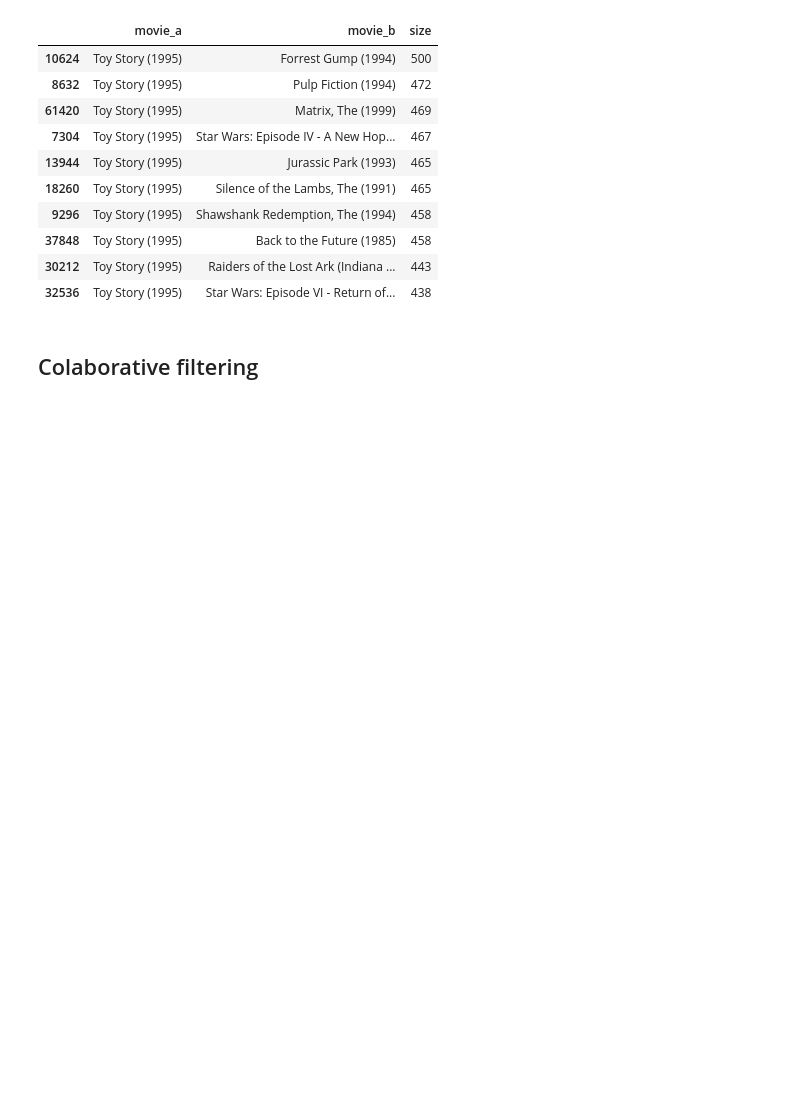
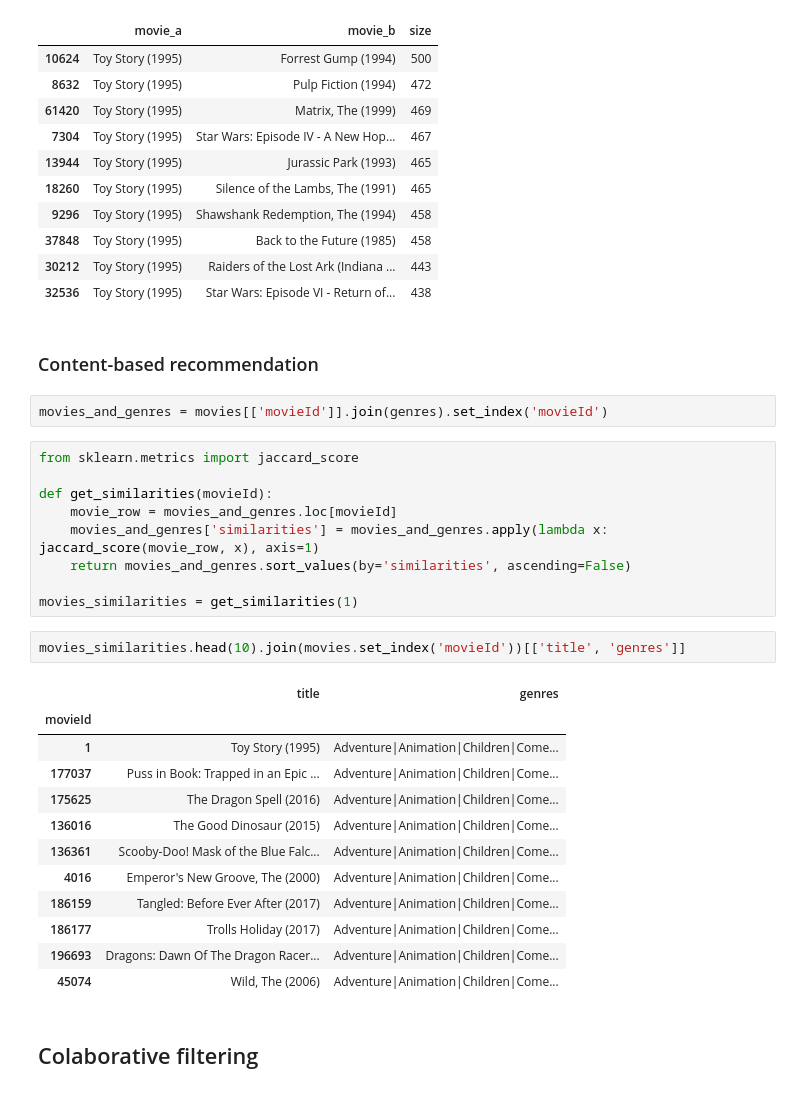
Before and after one commit to franklinzppa/movie-recommendation, a Jupyter notebook: notebooks/recomendation.ipynb, the cells around one changed output. Drawn from its saved outputs; the diff is of its cells as text; blank space fills up the shorter version.

Commit message:
added content recs

```diff
--- a/notebooks/recomendation.ipynb
+++ b/notebooks/recomendation.ipynb
@@ -203,6 +291,34 @@ pair_counts[pair_counts["movie_a"] == "Toy Story (1995)"].sort_values(by="size",
 | 37848 | Toy Story (1995) | Back to the Future (1985) | 458 |
 | 30212 | Toy Story (1995) | Raiders of the Lost Ark (Indiana ... | 443 |
 | 32536 | Toy Story (1995) | Star Wars: Episode VI - Return of... | 438 |
+# %% [markdown]
+### Content-based recommendation
+# %%
+movies_and_genres = movies[['movieId']].join(genres).set_index('movieId')
+# %%
+from sklearn.metrics import jaccard_score
+
+def get_similarities(movieId):
+    movie_row = movies_and_genres.loc[movieId]
+    movies_and_genres['similarities'] = movies_and_genres.apply(lambda x: jaccard_score(movie_row, x), axis=1)
+    return movies_and_genres.sort_values(by='similarities', ascending=False)
+
+movies_similarities = get_similarities(1)
+# %%
+movies_similarities.head(10).join(movies.set_index('movieId'))[['title', 'genres']]
+# %% [output]
+|  | title | genres |
+| movieId |  |  |
+| 1 | Toy Story (1995) | Adventure|Animation|Children|Come... |
+| 177037 | Puss in Book: Trapped in an Epic ... | Adventure|Animation|Children|Come... |
+| 175625 | The Dragon Spell (2016) | Adventure|Animation|Children|Come... |
+| 136016 | The Good Dinosaur (2015) | Adventure|Animation|Children|Come... |
+| 136361 | Scooby-Doo! Mask of the Blue Falc... | Adventure|Animation|Children|Come... |
+| 4016 | Emperor's New Groove, The (2000) | Adventure|Animation|Children|Come... |
+| 186159 | Tangled: Before Ever After (2017) | Adventure|Animation|Children|Come... |
+| 186177 | Trolls Holiday (2017) | Adventure|Animation|Children|Come... |
+| 196693 | Dragons: Dawn Of The Dragon Racer... | Adventure|Animation|Children|Come... |
+| 45074 | Wild, The (2006) | Adventure|Animation|Children|Come... |
 # %% [markdown]
 ## Colaborative filtering
 # %%
```
Also changed, not shown: parts of 25 cells of this notebook.
